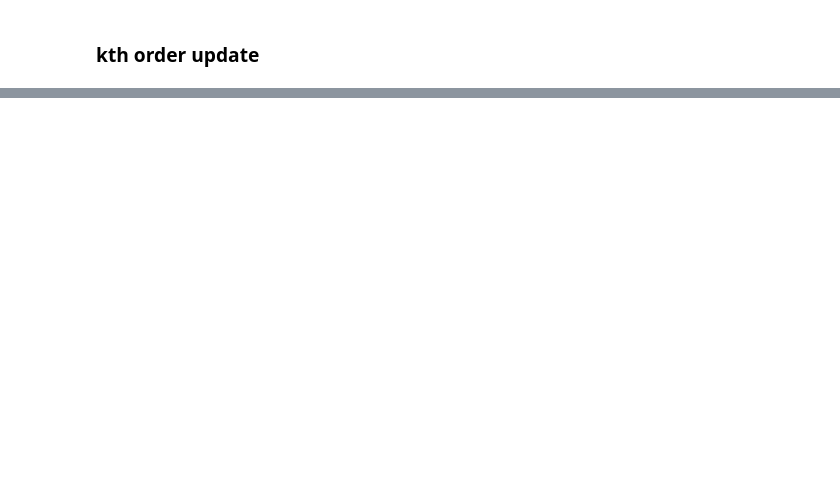
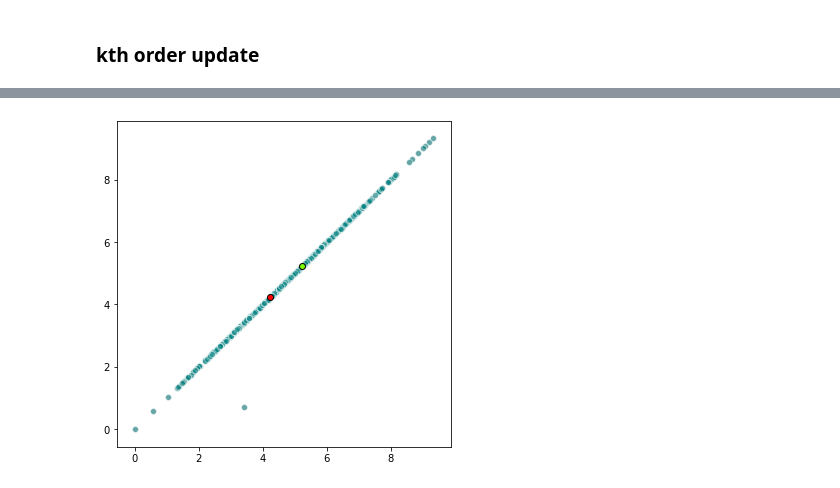
Before and after one commit to AparaV/SpringRankGroups, a Jupyter notebook: api/jupyter/online_ranking.ipynb, the cells around one changed output, grey strips where cells are left out. Drawn from its saved outputs; the diff is of its cells as text; code cells hidden in the pictures; blank space fills up the shorter version.

```diff
--- a/api/jupyter/online_ranking.ipynb
+++ b/api/jupyter/online_ranking.ipynb
@@ -282,3 +205,19 @@ plt.show()
+# %%
+plt.figure(figsize=(6, 6))
+
+k = 5
+
+plt.scatter(s, s_all[k], color="grey", edgecolor="white", alpha=0.4)
+
+plt.scatter(s[neighbors[k]], s_all[k][neighbors[k]], color="teal", edgecolor="white", alpha=0.5)
+
+plt.scatter(s[node_x], s_all[k][node_x], color="red", edgecolor="black")
+plt.scatter(s[node_y], s_all[k][node_y], color="lawngreen", edgecolor="black")
+
+
+plt.show()
+# %% [output]
+[figure, added]
 # %%
 L = Laplacian(A)
 d_hat = np.sum(A, 1) - np.sum(A, 0)
```
Also changed, not shown: parts of 14 cells of this notebook.
